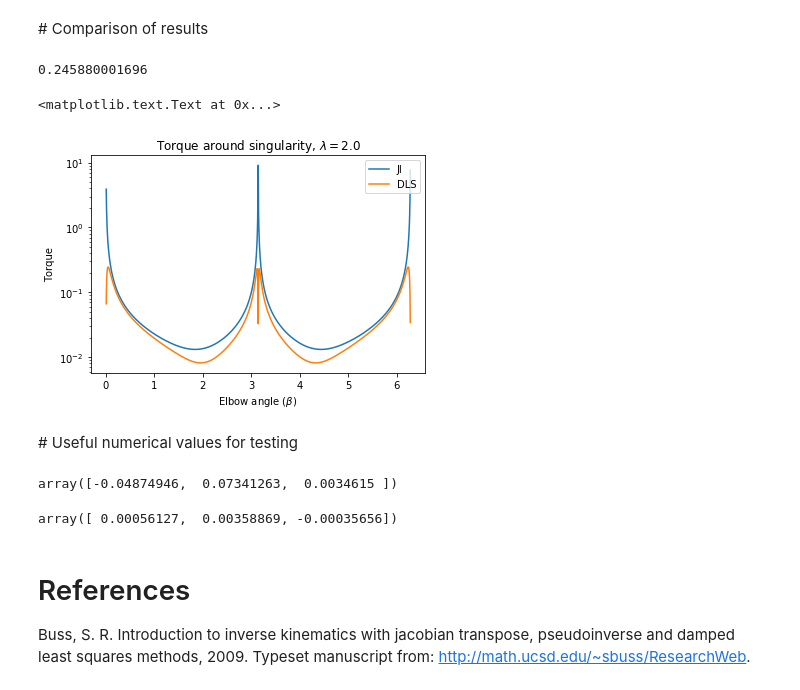
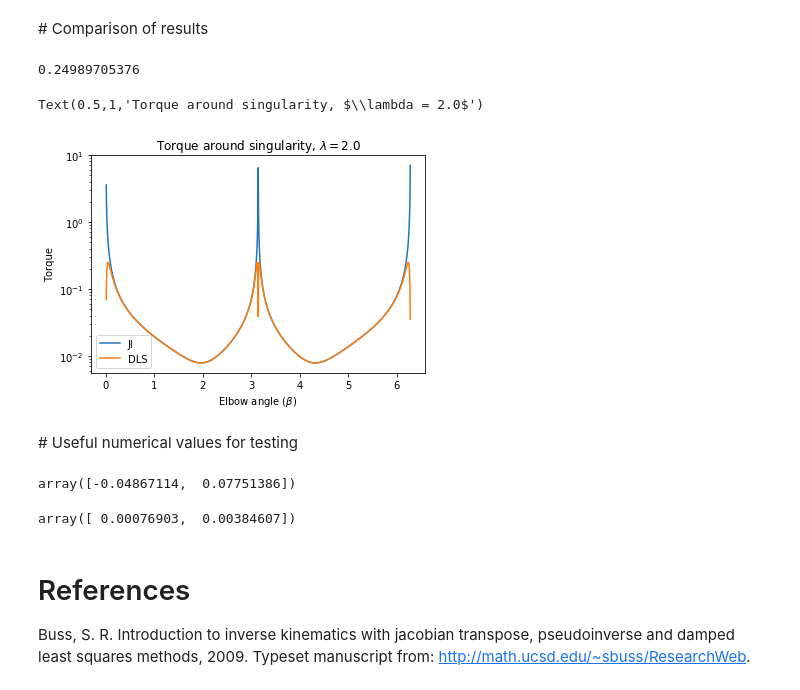
Before and after one commit to cvra/robot-software, a Jupyter notebook: doc/Debra Kinematics.ipynb, the cells around one changed output. Drawn from its saved outputs; the diff is of its cells as text; code cells hidden in the pictures.

```diff
--- a/doc/Debra Kinematics.ipynb
+++ b/doc/Debra Kinematics.ipynb
@@ -29,4 +23,4 @@ pitch = delta
 # %%
-P = Matrix([x, y, theta, pitch])
+P = Matrix([x, y])
 P
 # %% [output]
@@ -34,4 +28,4 @@ $$\left[\begin{matrix}l_{1} \cos{\left (\alpha \right )} + l_{2} \cos{\left (\al
 # %%
-J = P.jacobian([alpha, beta, gamma, delta])
+J = P.jacobian([alpha, beta])
 J
 # %% [output]
@@ -39,11 +33,11 @@ $$\left[\begin{matrix}- l_{1} \sin{\left (\alpha \right )} - l_{2} \sin{\left (\
 # %%
 # Convert the Jacobian to a numerical version
-Jnum = lambdify((alpha, beta, gamma, delta, l1, l2, l3), J, 'numpy')
+Jnum = lambdify((alpha, beta, l1, l2), J, 'numpy')
 # %%
 # Evaluate the jacobian around singularity, in normal working regime and define a force vector
-Jnormal = Jnum(0.230, -0.2, 0.2, 1.5, 86, 72, 55)
-Jsingular = Jnum(1e-3, 1e-3, 0, 1.5, 86, 72, 55)
-F = np.array([1, 0, 0, 0])
+Jnormal = Jnum(0.230, -0.2, 86, 72)
+Jsingular = Jnum(1e-3, 1e-3, 86, 72)
+F = np.array([1, 0])
 # %% [markdown]
 # Jacobian Inverse method
 
@@ -89,45 +83,45 @@ plt.title('Torque error for DLS')
 # Comparison of results
 # %%
 damping = 2
-DLS = lambda J, F: J.T @ np.linalg.inv((J @ J.T + damping ** 2 * np.eye(3))) @ F
+DLS = lambda J, F: J.T @ np.linalg.inv((J @ J.T + damping ** 2 * np.eye(2))) @ F
 Beta = np.linspace(0.00, 2 * 3.14, num=1000)
 
 def JI_safe(J, F):
     try:
         return JI(J, F)
     except:
         return float('nan')
 
-torque_JI = lambda beta: np.linalg.norm(JI_safe(Jnum(0, beta, 0, 100, 100, 0), F))
+torque_JI = lambda beta: np.linalg.norm(JI_safe(Jnum(0, beta, 100, 100), F))
 torque_JI = np.vectorize(torque_JI)
 
-torque_DLS = lambda beta: np.linalg.norm(DLS(Jnum(0, beta, 0, 100, 100, 0), F))
+torque_DLS = lambda beta: np.linalg.norm(DLS(Jnum(0, beta, 100, 100), F))
 torque_DLS = np.vectorize(torque_DLS)
 
 plt.semilogy(Beta, np.array([torque_JI(b) for b in Beta]))
 plt.semilogy(Beta, np.array([torque_DLS(b) for b in Beta]))
 
 print(np.max(np.array([torque_DLS(b) for b in Beta])))
 
 plt.legend(('JI', 'DLS'))
 plt.xlabel('Elbow angle ($\\beta$)')
 plt.ylabel('Torque')
 #plt.ylim(-0.1, 1)
 plt.title('Torque around singularity, $\\lambda = {:.1f}$'.format(damping))
 # %% [output]
-0.245880001696
+0.24989705376
-<matplotlib.text.Text at 0x...>
+Text(0.5,1,'Torque around singularity, $\\lambda = 2.0$')
-[figure, old version]
+[figure, new version]
 # %% [markdown]
 # Useful numerical values for testing
 # %%
-DLS(Jnum(0.2, -0.2, 0., 100, 200, 30), np.array([1, 1, 0]))
+DLS(Jnum(0.2, -0.2, 100, 200), np.array([1, 1]))
 # %% [output]
-array([-0.04874946,  0.07341263,  0.0034615 ])
+array([-0.04867114,  0.07751386])
 # %%
-DLS(Jnum(0.2e-3, -0.2e-3, 0., 100, 200, 30), np.array([1, 1, 0]))
+DLS(Jnum(0.2e-3, -0.2e-3, 100, 200), np.array([1, 1]))
 # %% [output]
-array([ 0.00056127,  0.00358869, -0.00035656])
+array([ 0.00076903,  0.00384607])
 # %% [markdown]
 # References
 Buss, S. R. Introduction to inverse kinematics with jacobian transpose, pseudoinverse and damped least squares methods, 2009. Typeset manuscript from: http://math.ucsd.edu/~sbuss/ResearchWeb.
```
Also changed, not shown: parts of 8 cells of this notebook.
